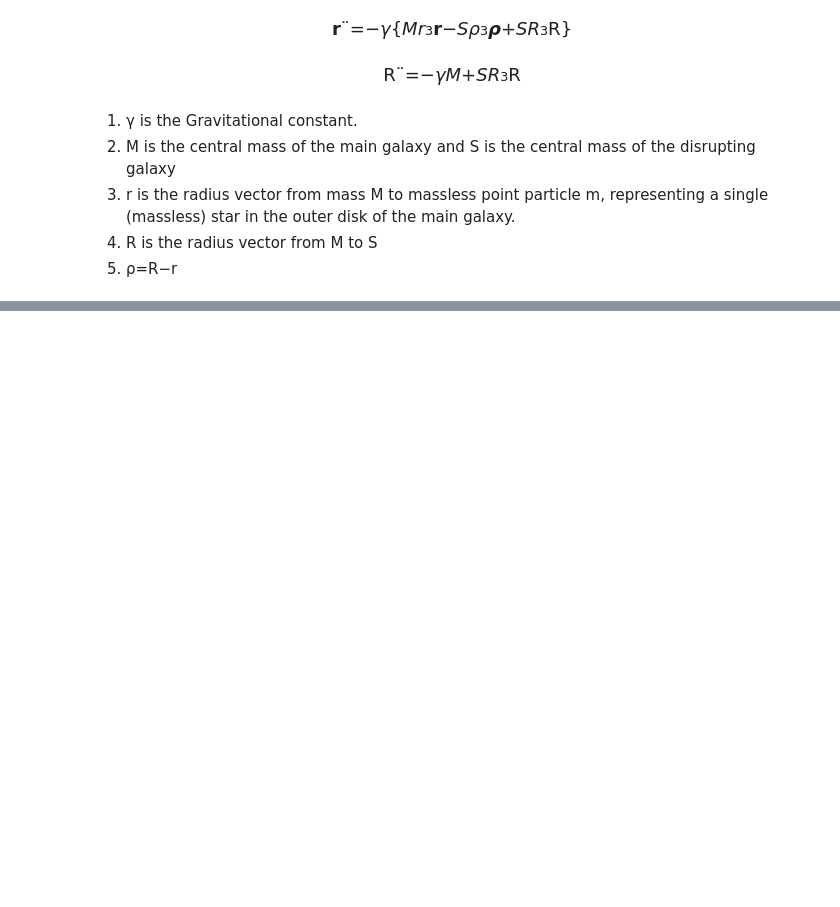
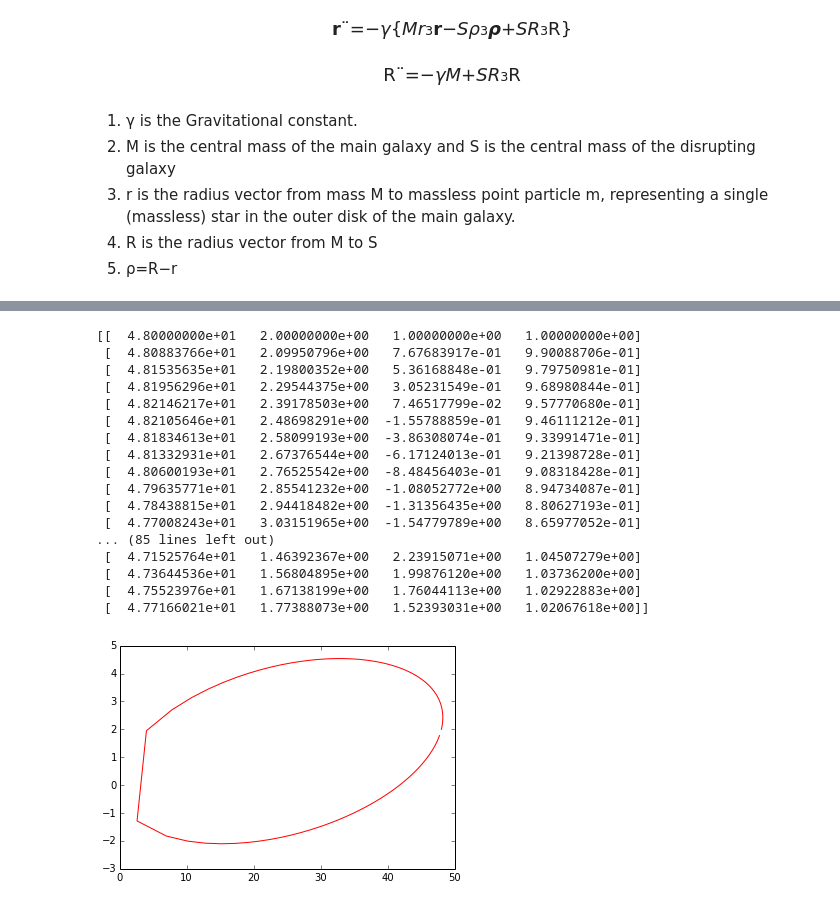
Before and after one commit to callen09/PHYS202-S14, a Jupyter notebook: GalaxyMerger/GalaxyMergerWork.ipynb, the cells around one changed output, grey strips where cells are left out. Saved outputs shown, nothing was run; the diff lists cells and outputs as text; code cells hidden in the pictures; blank space fills up the shorter version.

Commit message:
Galaxy stuff

```diff
--- a/GalaxyMerger/GalaxyMergerWork.ipynb
+++ b/GalaxyMerger/GalaxyMergerWork.ipynb
@@ -385,7 +385,7 @@ def deriv(q,t):
 # %%
-t = np.arange(0.,10,1)
-
-Result = odeint(deriv,array1,t, full_output=1)
+t = np.arange(0.,10.,1)
+q = np.array([4.05,2.9,0.24,0.17,48.,2.,1.,1.])
+Result = odeint(deriv,q,t)
 print Result
 # %% [output]
 Excess work done on this call (perhaps wrong Dfun type).
@@ -408,0 +408,50 @@ IndexError: tuple index out of range
+# %%
+def deriv2(q,t):
+    gamma = 4.302e-8 #pc*(km/s)^2/Msol
+    M = 1e11
+    S = 0.25*1e11
+
+
+    Rx = q[0] #These 4 deal with the overall galaxy motion
+    Ry = q[1]
+    vRx = q[2]
+    vRy = q[3]
+
+    R = np.sqrt(Rx**2+Ry**2)
+
+    dvRxdt = -gamma*((M+S)/R**3)*Rx
+    dvRydt = -gamma*((M+S)/R**3)*Ry
+
+    return (vRx,vRy,dvRxdt,dvRydt)
+# %%
+t2 = np.arange(0.,10.1,.1)
+q2 = np.array([48.,2.,1.,1.])
+Result = odeint(deriv2,q2,t2)
+print Result
+x = Result[:,0]
+y = Result[:,1]
+vx = Result[:,2]
+vy = Result[:,3]
+
+plt.plot(x,y,'r-')
+#plt.plot(vx,vy,'b-')
+plt.show()
+# %% [output]
+[[  4.80000000e+01   2.00000000e+00   1.00000000e+00   1.00000000e+00]
+ [  4.80883766e+01   2.09950796e+00   7.67683917e-01   9.90088706e-01]
+ [  4.81535635e+01   2.19800352e+00   5.36168848e-01   9.79750981e-01]
+ [  4.81956296e+01   2.29544375e+00   3.05231549e-01   9.68980844e-01]
+ [  4.82146217e+01   2.39178503e+00   7.46517799e-02   9.57770680e-01]
+ [  4.82105646e+01   2.48698291e+00  -1.55788859e-01   9.46111212e-01]
+ [  4.81834613e+01   2.58099193e+00  -3.86308074e-01   9.33991471e-01]
+ [  4.81332931e+01   2.67376544e+00  -6.17124013e-01   9.21398728e-01]
+ [  4.80600193e+01   2.76525542e+00  -8.48456403e-01   9.08318428e-01]
+ [  4.79635771e+01   2.85541232e+00  -1.08052772e+00   8.94734087e-01]
+ [  4.78438815e+01   2.94418482e+00  -1.31356435e+00   8.80627193e-01]
+ [  4.77008243e+01   3.03151965e+00  -1.54779789e+00   8.65977052e-01]
+... (85 lines left out)
+ [  4.71525764e+01   1.46392367e+00   2.23915071e+00   1.04507279e+00]
+ [  4.73644536e+01   1.56804895e+00   1.99876120e+00   1.03736200e+00]
+ [  4.75523976e+01   1.67138199e+00   1.76044113e+00   1.02922883e+00]
+ [  4.77166021e+01   1.77388073e+00   1.52393031e+00   1.02067618e+00]]
+[figure, added]
```
Also changed, not shown: parts of 2 cells of this notebook, 2 other files.
